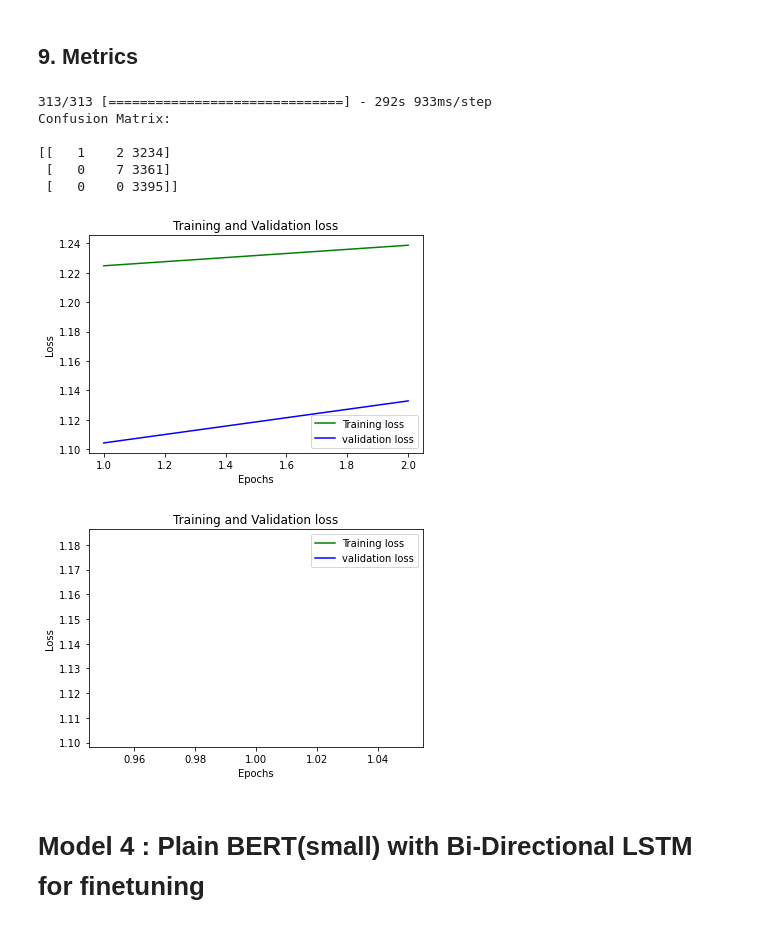
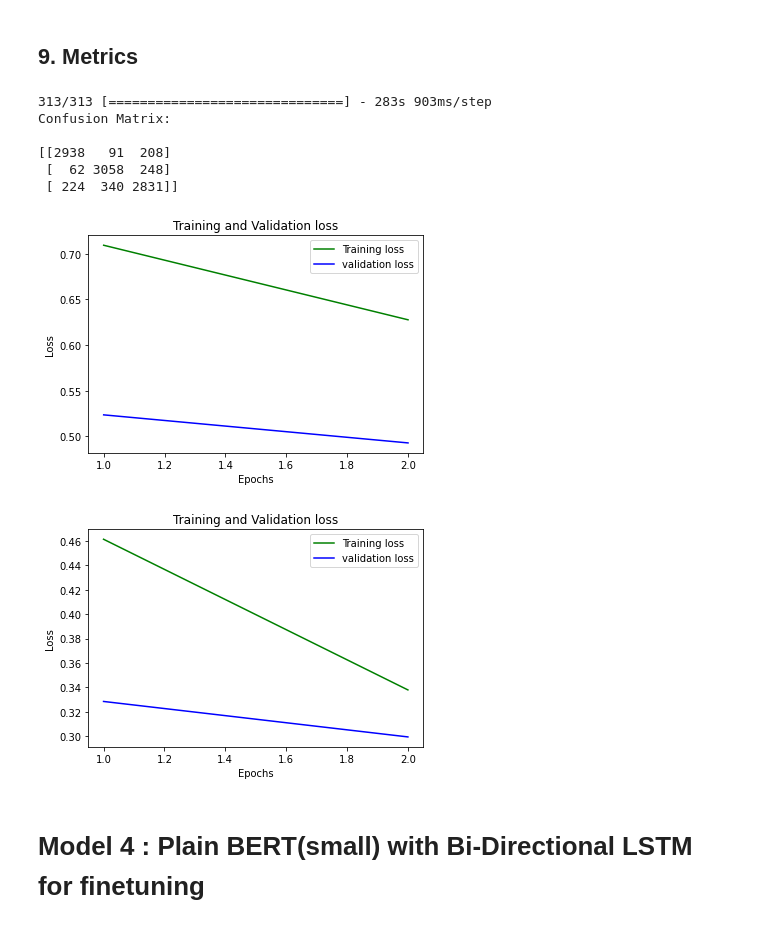
Before and after one commit to sramakrishnan247/Puffin, a Jupyter notebook: BERTPlay_Core.ipynb, the cells around one changed output. Cells and saved outputs as stored; diff of their text form; code cells hidden in the pictures.

Commit message:
Squad model run

```diff
--- a/BERTPlay_Core.ipynb
+++ b/BERTPlay_Core.ipynb
@@ -418,7 +547,7 @@ max_length = 128
 
 x_train = train_df[["sentence1", "sentence2"]].values.astype("str")
 
-encoded = tokenizer_bl(x_train[0:100].tolist(), return_tensors='pt', add_special_tokens=True,
+encoded = tokenizer_bl(x_train[0:100000].tolist(), return_tensors='pt', add_special_tokens=True,
             max_length=max_length,
             return_attention_mask=True,
             return_token_type_ids=True,
@@ -432,7 +561,7 @@ attention_masks = np.array(encoded["attention_mask"], dtype="int32")
 token_type_ids = np.array(encoded["token_type_ids"], dtype="int32")
 
 x_train = [input_ids, attention_masks, token_type_ids]
-y_train = tf.keras.utils.to_categorical(train_df[0:100].label, num_classes=3)
+y_train = tf.keras.utils.to_categorical(train_df[0:100000].label, num_classes=3)
 
 
 # Encoded token ids from BERT tokenizer.
@@ -549,5 +678,5 @@ model_bl.compile(
 )
 model_bl.summary()
 
-finetuning_history = model_bl.fit(x_train,y_train, validation_data=valid_data, epochs=1,batch_size=16)
+finetuning_history = model_bl.fit(x_train,y_train, validation_data=valid_data, epochs=2,batch_size=16)
 # %% [output]
@@ -612,40 +741,40 @@ import matplotlib.pyplot as plt
 y_pred = model_bl.predict(x_test, verbose=1)
 
 print("Confusion Matrix:\n")
 print(metrics.confusion_matrix(np.argmax(y_test, axis=1), np.argmax(y_pred, axis=1)))
 
 
 loss_train = training_history.history['loss']
 loss_val = training_history.history['val_loss']
 epochs = np.arange(1,3)
 plt.plot(epochs, np.array(loss_train), 'g', label='Training loss')
 plt.plot(epochs, np.array(loss_val), 'b', label='validation loss')
 plt.title('Training and Validation loss')
 plt.xlabel('Epochs')
 plt.ylabel('Loss')
 plt.legend()
 plt.show()
 
 
 loss_train = finetuning_history.history['loss']
 loss_val = finetuning_history.history['val_loss']
-epochs = np.arange(1,2)
+epochs = np.arange(1,3)
 plt.plot(epochs, np.array(loss_train), 'g', label='Training loss')
 plt.plot(epochs, np.array(loss_val), 'b', label='validation loss')
 plt.title('Training and Validation loss')
 plt.xlabel('Epochs')
 plt.ylabel('Loss')
 plt.legend()
 plt.show()
 # %% [output]
-313/313 [==============================] - 292s 933ms/step
+313/313 [==============================] - 283s 903ms/step
 Confusion Matrix:
 
-[[   1    2 3234]
- [   0    7 3361]
- [   0    0 3395]]
+[[2938   91  208]
+ [  62 3058  248]
+ [ 224  340 2831]]
-[figure, old version]
+[figure, new version]
-[figure, old version]
+[figure, new version]
 # %% [markdown]
 # Model 4 : Plain BERT(small) with Bi-Directional LSTM for finetuning
 # %% [markdown]
```
Also changed, not shown: parts of 32 cells of this notebook.
